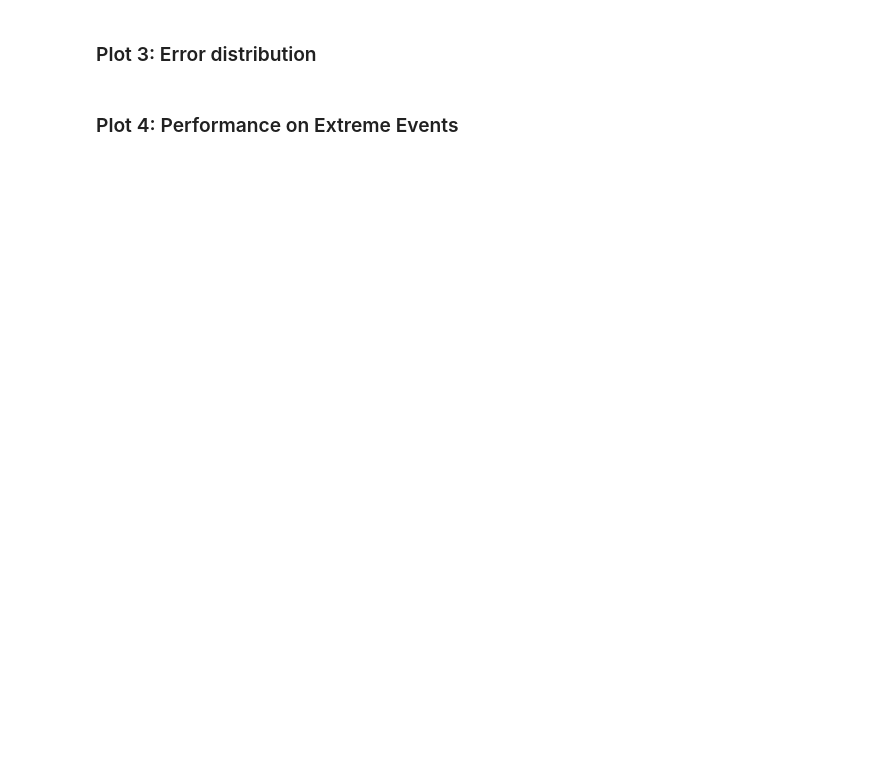
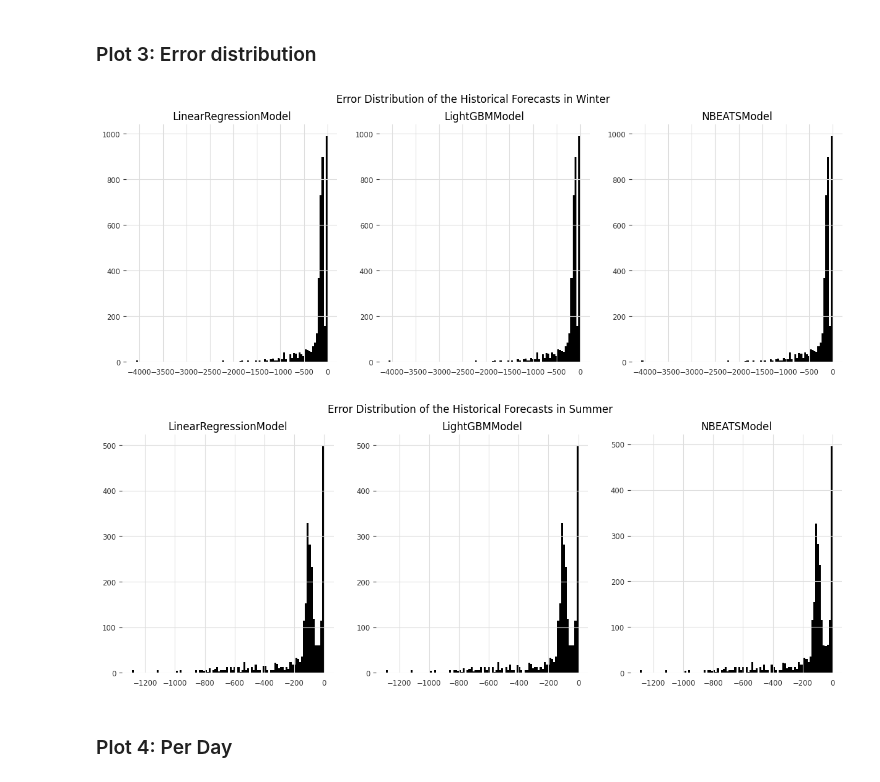
Before and after one commit to tsbyq/WattCast, a Jupyter notebook: bin/forecasting_results.ipynb, the cells around one changed output. Drawn from its saved outputs; the diff is of its cells as text; code cells hidden in the pictures; blank space fills up the shorter version.

```diff
--- a/bin/forecasting_results.ipynb
+++ b/bin/forecasting_results.ipynb
@@ -347,2 +402,25 @@ residuals =
+# %%
+for season, (historics_per_model, _, gt) in dict_result_season.items():
+    df_smapes_per_model = []
+    df_nrmse_per_model = []
+    if len(model_names) < 4:
+        fig, ax = plt.subplots(ncols=len(model_names), figsize=(5*len(model_names),5))
+    else:
+        n_rows = len(model_names) // 4
+        n_cols = len(model_names) // n_rows
+        fig, ax = plt.subplots(ncols=n_cols, nrows=n_rows, figsize=(20,10))
+    fig.suptitle(f"Error Distribution of the Historical Forecasts in {season}")
+    for i, (model_name, historics) in enumerate(historics_per_model.items()):
+        df_list = get_df_compares_list(historics, gt)
+        diffs = get_df_diffs(df_list)
+        diffs_flat = pd.Series(diffs.values.reshape(-1,))
+        ax[i].hist(diffs_flat, bins=100)
+        ax[i].set_title(model_name)
+
+    wandb.log({f"Error Distribution of the Historical Forecasts in {season}": wandb.Image(fig)})
+    plt.show()
+# %% [output]
+[figure, added]
+[figure, added]
 # %% [markdown]
-### Plot 4: Performance on Extreme Events
+### Plot 4: Per Day
```
Also changed, not shown: parts of 18 cells of this notebook, 8 other files.
